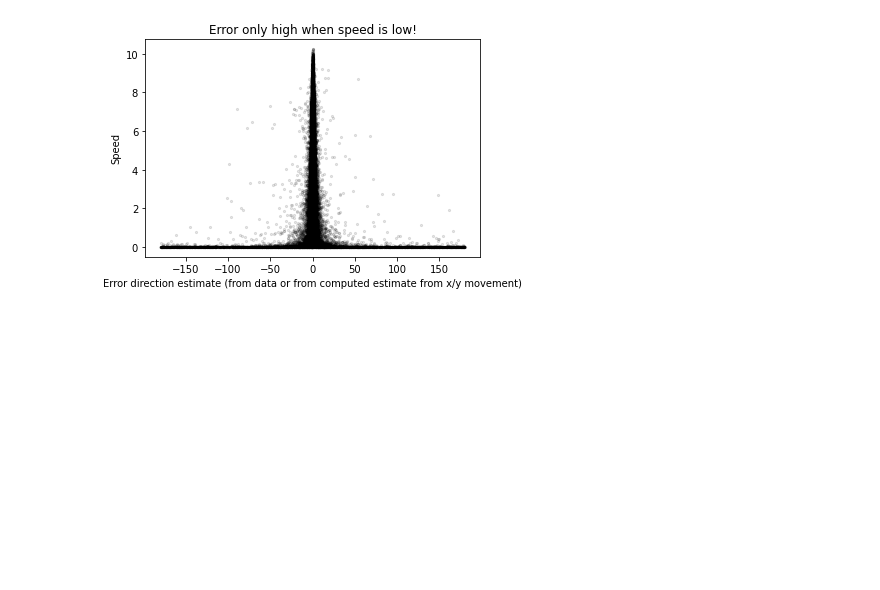
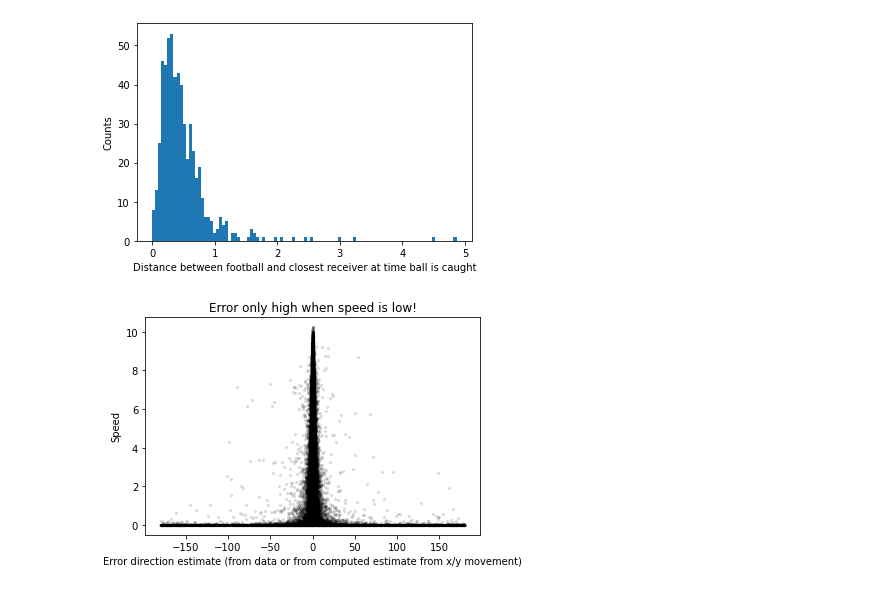
Before and after one commit to landoskape/nflAnalysis, a Jupyter notebook: mainTerminal.ipynb, the cells around one changed output. Saved outputs shown, nothing was run; the diff lists cells and outputs as text; code cells hidden in the pictures; blank space fills up the shorter version.

```diff
--- a/mainTerminal.ipynb
+++ b/mainTerminal.ipynb
@@ -22,7 +42,14 @@ playWeek = nfldf.playWeek(games, plays)
 # %%
 # Code to identify target Receiver
 itrOutputs = nfldf.identifyTargetReceiver(weekData[0],plays,playWeek,weekId=1)
-receiverName, descName, receiverDistance, receiverNextClosestDistance, qbNflId = itrOutputs
+receiverName, validPlay, descName, receiverDistance, receiverNextClosestDistance, qbNflID = itrOutputs
+# %%
+plt.hist(receiverDistance,100)
+plt.xlabel("Distance between football and closest receiver at time ball is caught")
+plt.ylabel("Counts")
+plt.show()
+# %% [output]
+[figure, added]
 # %%
 # Collect movement data for target receivers on each play
 rvcOutputs = nfldf.receiverVelocityCheck(weekData[0],plays,playWeek,weekId=1)
```
Also changed, not shown: parts of 11 cells of this notebook, 2 other files.
